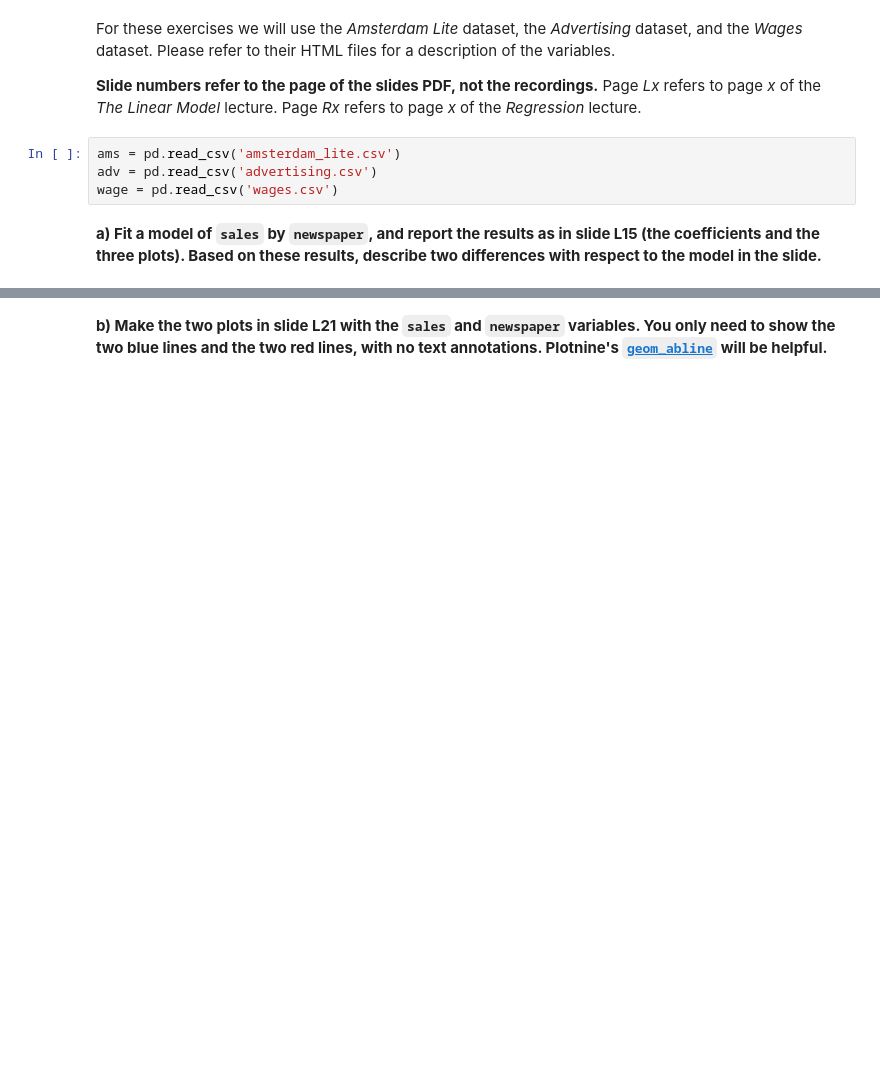
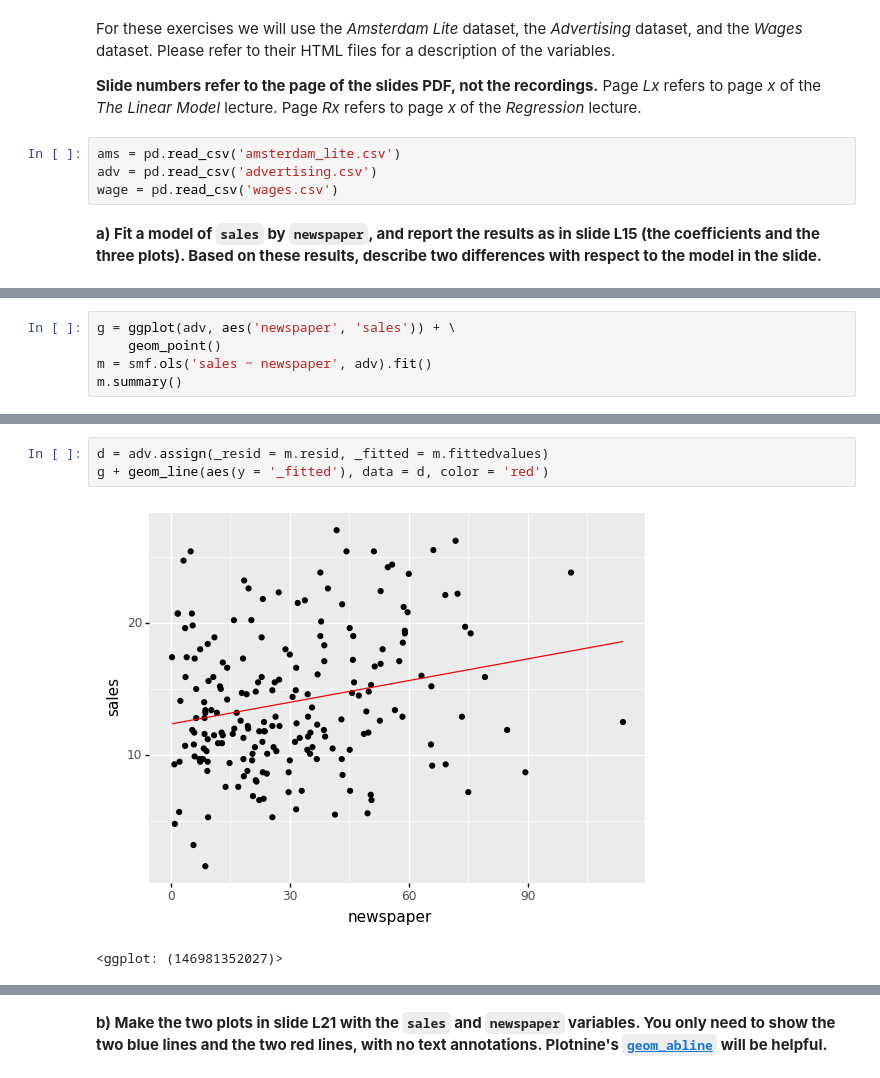
Before and after one commit to Gogonemnem/tu-delft-assignments, a Jupyter notebook: assignment4/regression.exercises_b.ipynb, the cells around one changed output, grey strips where cells are left out. Cells and saved outputs as stored; diff of their text form; blank space fills up the shorter version.

```diff
--- a/assignment4/regression.exercises_b.ipynb
+++ b/assignment4/regression.exercises_b.ipynb
@@ -33,0 +36,5 @@ wage = pd.read_csv('wages.csv')
+# %%
+g = ggplot(adv, aes('newspaper', 'sales')) + \
+    geom_point()
+m = smf.ols('sales ~ newspaper', adv).fit()
+m.summary()
@@ -33,0 +61,6 @@ wage = pd.read_csv('wages.csv')
+# %%
+d = adv.assign(_resid = m.resid, _fitted = m.fittedvalues)
+g + geom_line(aes(y = '_fitted'), data = d, color = 'red')
+# %% [output]
+[figure, added]
+<ggplot: (146981352027)>
```
Also changed, not shown: parts of 13 cells of this notebook, 1 other file.
